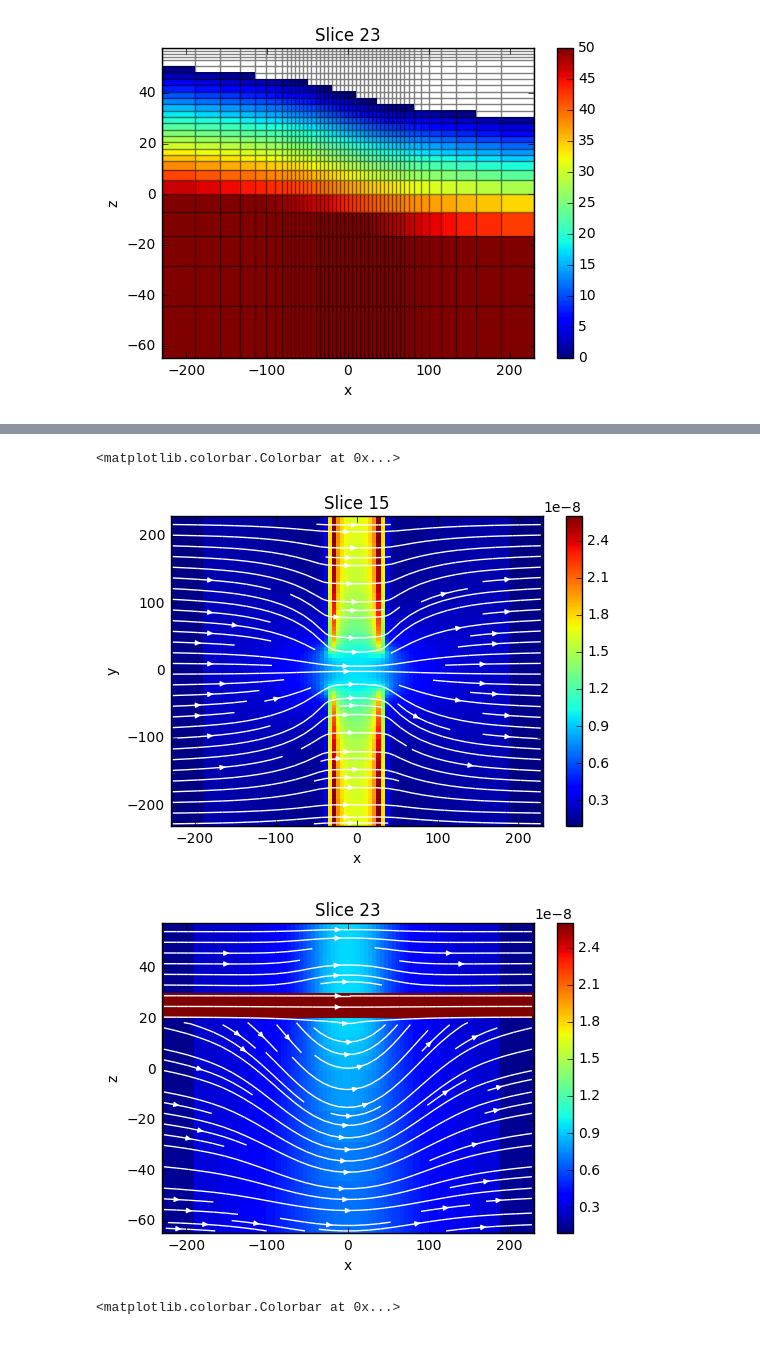
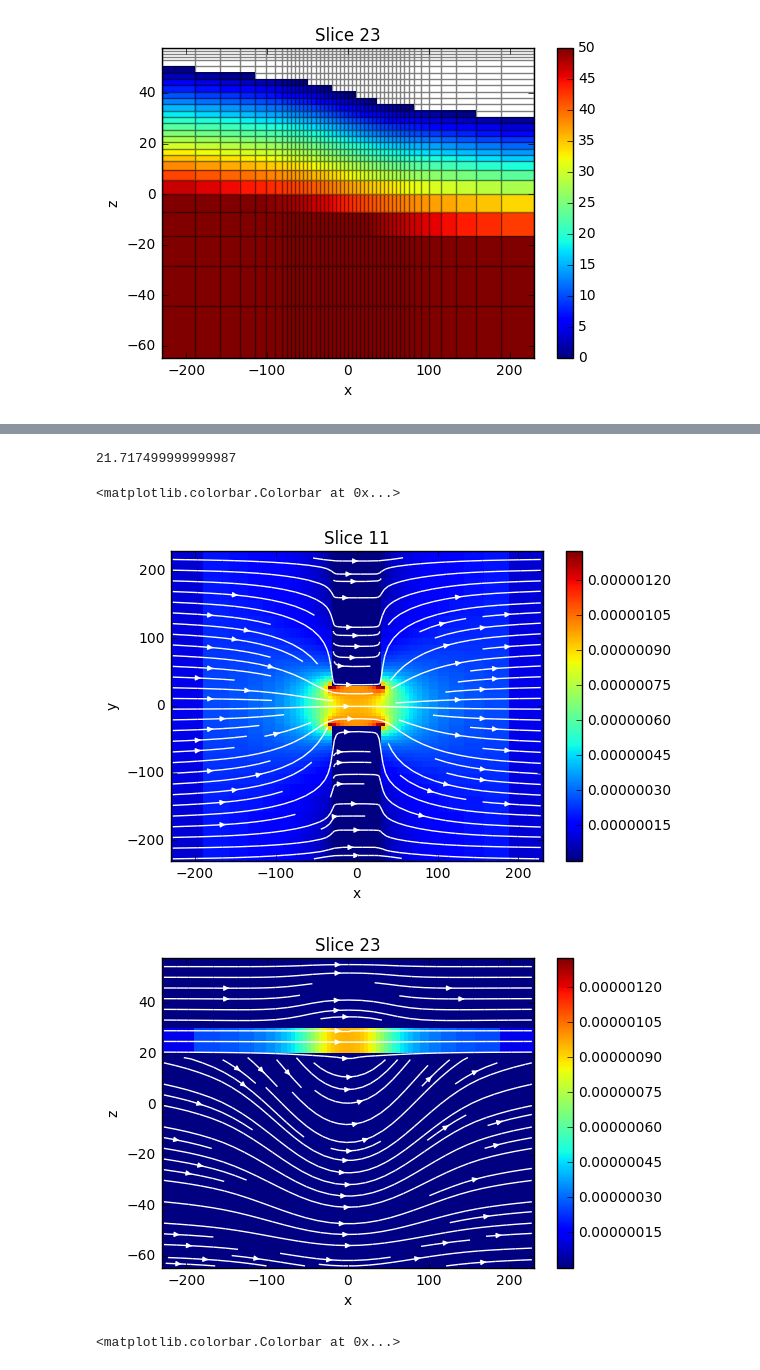
Before and after one commit to sgkang/DamGeophysics, a Jupyter notebook: notebook/Darcy_CurrentDensity.ipynb, the cells around one changed output, grey strips where cells are left out. Cells and saved outputs as stored; diff of their text form; code cells hidden in the pictures.

```diff
--- a/notebook/Darcy_CurrentDensity.ipynb
+++ b/notebook/Darcy_CurrentDensity.ipynb
@@ -83,15 +87,19 @@ plt.colorbar(out[0])
 fxm, fxp, fym, fyp, fzm, fzp = mesh.faceBoundaryInd
 find = np.r_[fxm+fxp, fym+fyp, fzm+fzp]
 vel[find] = 0.
+# %%
+mesh.vectorCCz[11]
+# %% [output]
+21.717499999999987
 # %%
-out = mesh.plotSlice(vel, normal="Z", view="vec", vType="F", streamOpts={"color":"w"}, ind=15)
+out = mesh.plotSlice(vel, normal="Z", view="vec", vType="F", streamOpts={"color":"w"}, ind=11)
 plt.colorbar(out[0])
 mesh.plotSlice(vel, normal="Y", view="vec", vType="F", clim=out[0].get_clim(), streamOpts={"color":"w"})
 plt.colorbar(out[0])
 # %% [output]
 <matplotlib.colorbar.Colorbar at 0x...>
-[figure, old version]
+[figure, new version]
-[figure, old version]
+[figure, new version]
 # %%
 out = mesh.plotSlice(Darcyprb.divgradh(h), grid=True, normal="Z", ind=15)
 plt.colorbar(out[0])
```
Also changed, not shown: parts of 2 cells of this notebook, 2 other files.
